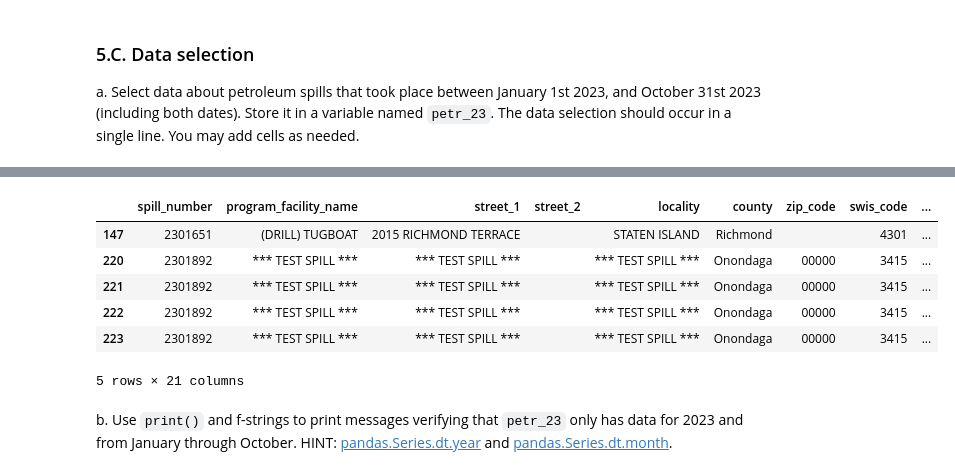
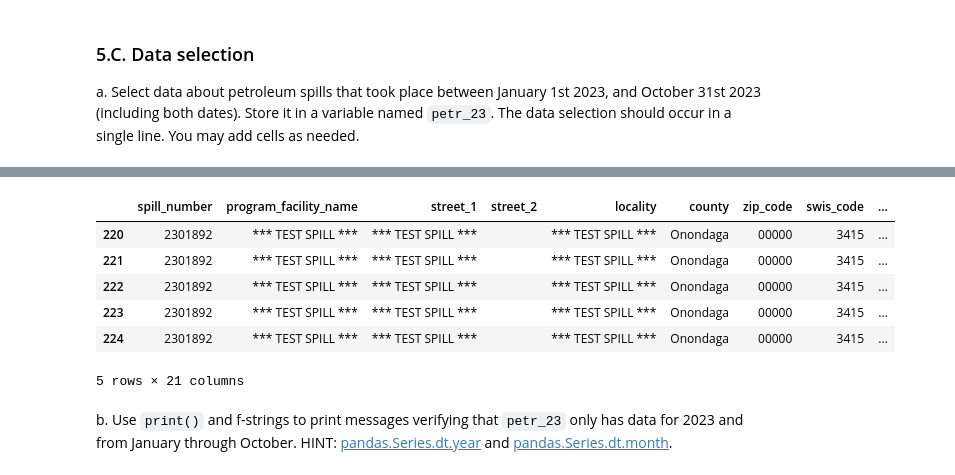
Before and after one commit to egp4aq/eds220-hwk3, a Jupyter notebook: hwk3-task2-oil-spills.ipynb, the cells around one changed output, grey strips where cells are left out. Drawn from its saved outputs; the diff is of its cells as text; code cells hidden in the pictures.

```diff
--- a/hwk3-task2-oil-spills.ipynb
+++ b/hwk3-task2-oil-spills.ipynb
@@ -249,14 +236,16 @@ Name: spill_date, Length: 553098, dtype: datetime64[ns]>
 # %%
 # a. Select spill data between 1/1/23 and 10/31/23
-petr_23 = spills[(spills['spill_date'] >= start_date) & (spills['spill_date'] <= end_date)]
+petr_23 = spills[(spills['material_family']=="Petroleum")
+                 & (spills['spill_date'] >= start_date)
+                 & (spills['spill_date'] <= end_date)]
 petr_23.head()
 # %% [output]
 |  | spill_number | program_facility_name | street_1 | street_2 | locality | county | zip_code | swis_code | ... |
-| 147 | 2301651 | (DRILL) TUGBOAT | 2015 RICHMOND TERRACE |  | STATEN ISLAND | Richmond |  | 4301 | ... |
 | 220 | 2301892 | *** TEST SPILL *** | *** TEST SPILL *** |  | *** TEST SPILL *** | Onondaga | 00000 | 3415 | ... |
 | 221 | 2301892 | *** TEST SPILL *** | *** TEST SPILL *** |  | *** TEST SPILL *** | Onondaga | 00000 | 3415 | ... |
 | 222 | 2301892 | *** TEST SPILL *** | *** TEST SPILL *** |  | *** TEST SPILL *** | Onondaga | 00000 | 3415 | ... |
 | 223 | 2301892 | *** TEST SPILL *** | *** TEST SPILL *** |  | *** TEST SPILL *** | Onondaga | 00000 | 3415 | ... |
+| 224 | 2301892 | *** TEST SPILL *** | *** TEST SPILL *** |  | *** TEST SPILL *** | Onondaga | 00000 | 3415 | ... |
 5 rows × 21 columns
 # %% [markdown]
 <!-- BEGIN QUESTION -->
```
Also changed, not shown: parts of 4 cells of this notebook.
